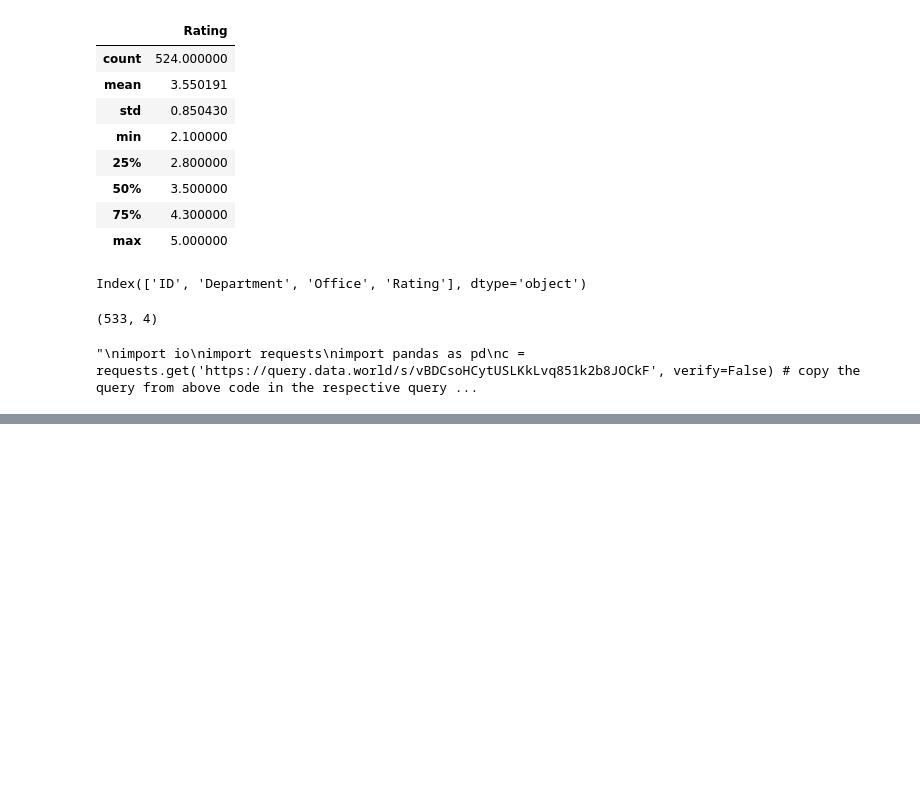
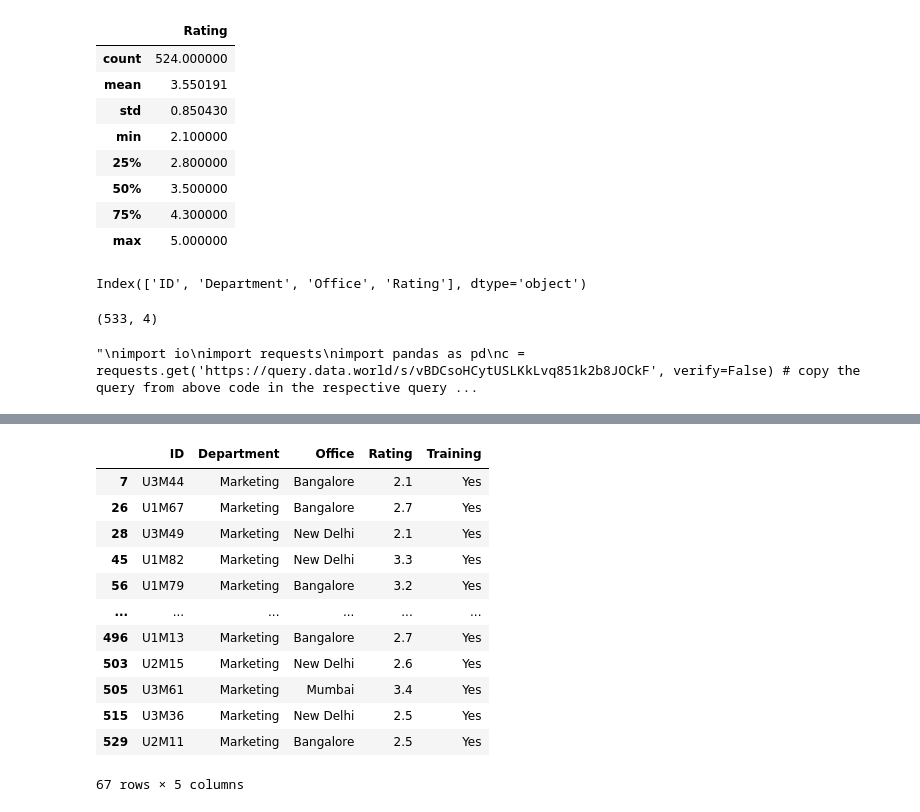
Before and after one commit to pratham98k/IIITB-ML-AI, a Jupyter notebook: Python-Bootcamp/Week-5/week5.ipynb, the cells around one changed output, grey strips where cells are left out. Cells and saved outputs as stored; diff of their text form; code cells hidden in the pictures; blank space fills up the shorter version.

```diff
--- a/Python-Bootcamp/Week-5/week5.ipynb
+++ b/Python-Bootcamp/Week-5/week5.ipynb
@@ -100,0 +203,16 @@ marks = pd.read_csv(io.StringIO(s.decode('utf-8')))
+# %%
+df[(df['Rating']<3.5) & (df['Department']=='Marketing')]
+# %% [output]
+|  | ID | Department | Office | Rating | Training |
+| 7 | U3M44 | Marketing | Bangalore | 2.1 | Yes |
+| 26 | U1M67 | Marketing | Bangalore | 2.7 | Yes |
+| 28 | U3M49 | Marketing | New Delhi | 2.1 | Yes |
+| 45 | U1M82 | Marketing | New Delhi | 3.3 | Yes |
+| 56 | U1M79 | Marketing | Bangalore | 3.2 | Yes |
+| ... | ... | ... | ... | ... | ... |
+| 496 | U1M13 | Marketing | Bangalore | 2.7 | Yes |
+| 503 | U2M15 | Marketing | New Delhi | 2.6 | Yes |
+| 505 | U3M61 | Marketing | Mumbai | 3.4 | Yes |
+| 515 | U3M36 | Marketing | New Delhi | 2.5 | Yes |
+| 529 | U2M11 | Marketing | Bangalore | 2.5 | Yes |
+67 rows × 5 columns
```
Also changed, not shown: parts of 17 cells of this notebook, 11 other files.
